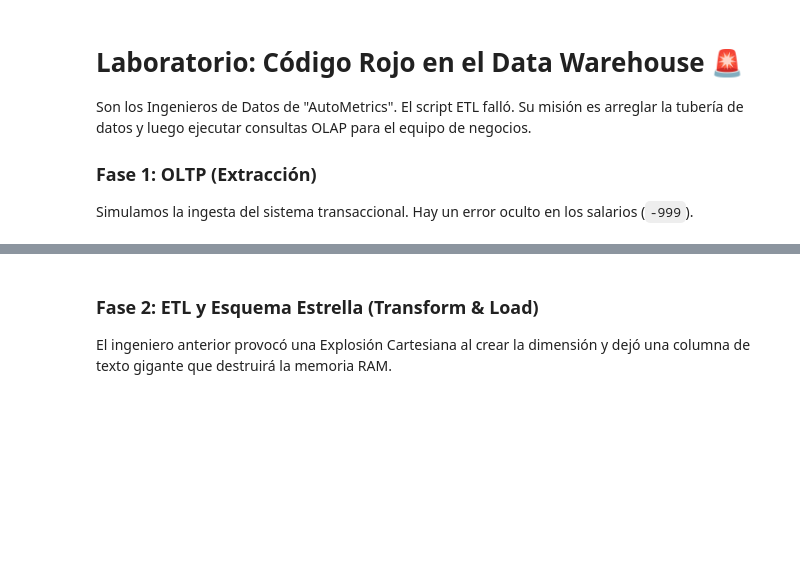
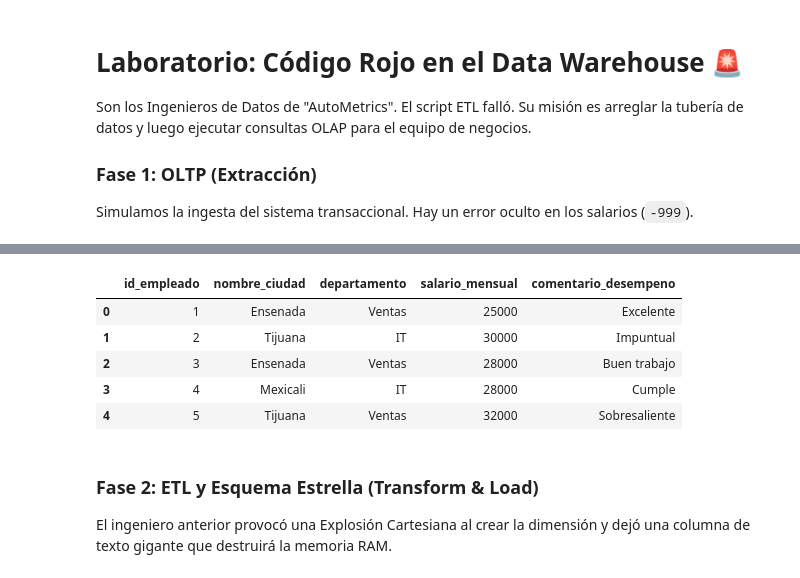
Before and after one commit to mricardo89/data-mining, a Jupyter notebook: Unit-III/03-OLAP_operations.ipynb, the cells around one changed output, grey strips where cells are left out. Drawn from its saved outputs; the diff is of its cells as text; code cells hidden in the pictures; blank space fills up the shorter version.

```diff
--- a/Unit-III/03-OLAP_operations.ipynb
+++ b/Unit-III/03-OLAP_operations.ipynb
@@ -205,6 +213,15 @@ datos_crudos = pd.DataFrame({
 # %%
 # RETO 1: Limpia el valor corrupto de -999 antes de que contamine el almacén.
 # TU CÓDIGO AQUÍ:
+datos_crudos.loc[datos_crudos['salario_mensual'] < 0, 'salario_mensual'] = datos_crudos['salario_mensual'].median()
+datos_crudos.head()
+# %% [output]
+|  | id_empleado | nombre_ciudad | departamento | salario_mensual | comentario_desempeno |
+| 0 | 1 | Ensenada | Ventas | 25000 | Excelente |
+| 1 | 2 | Tijuana | IT | 30000 | Impuntual |
+| 2 | 3 | Ensenada | Ventas | 28000 | Buen trabajo |
+| 3 | 4 | Mexicali | IT | 28000 | Cumple |
+| 4 | 5 | Tijuana | Ventas | 32000 | Sobresaliente |
 # %% [markdown]
 ### Fase 2: ETL y Esquema Estrella (Transform & Load)
 El ingeniero anterior provocó una Explosión Cartesiana al crear la dimensión y dejó una columna de texto gigante que destruirá la memoria RAM.
```
Also changed, not shown: parts of 8 cells of this notebook, 5 other files.
